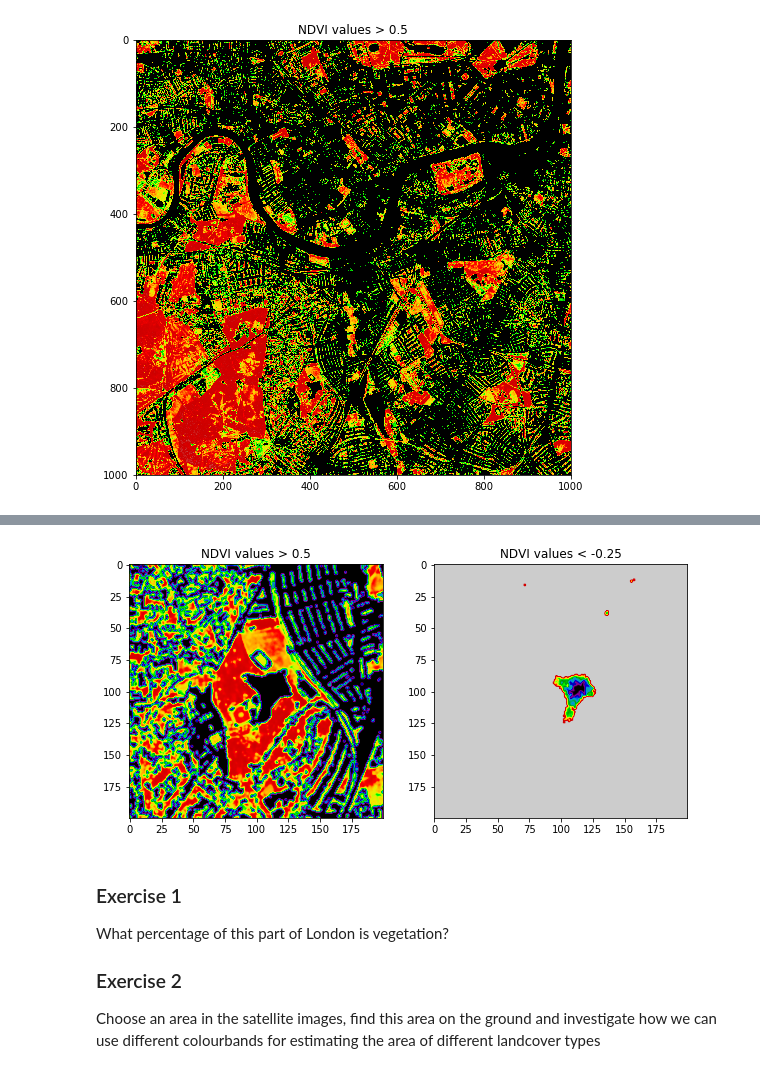
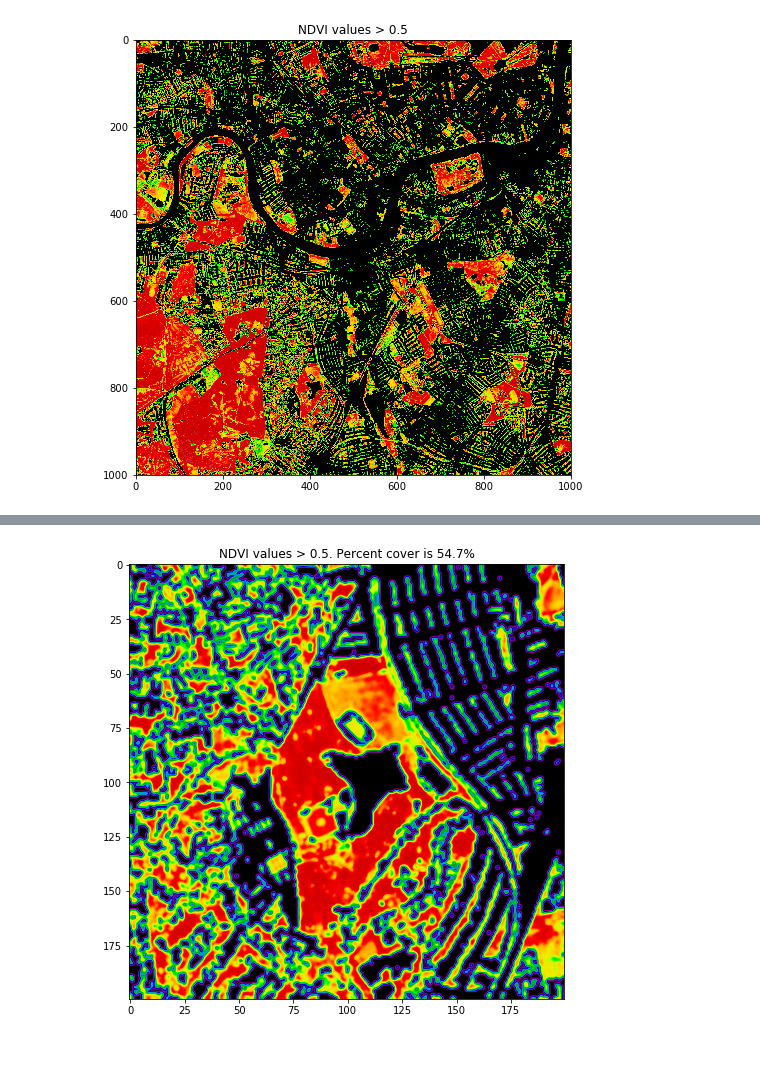
Before and after one commit to joe-fennell/data-analysis-part-1, a Jupyter notebook: Earth_Observation_Tutorial.ipynb, the cells around one changed output, grey strips where cells are left out. Cells and saved outputs as stored; diff of their text form; code cells hidden in the pictures.

```diff
--- a/Sentinel2_Example.ipynb
+++ b/Earth_Observation_Tutorial.ipynb
@@ -120,39 +160,23 @@ park_ndvi = calculate_NDVI(park)
 # %%
+# define our small area
+park = im1[700:900,300:500]
+
+# make an ndvi image for that area
+park_ndvi = calculate_NDVI(park)
+
+# decide what our threshold is
 threshold = .5
 
 # threshold the ndvi image array
 mask = park_ndvi > threshold
 
 # calculate the area above threshold in km2
-area = (mask.sum()*10)/1e6
+area = (mask.sum()/(park.shape[0]*park.shape[1]))*100
 
 # plot
-f = plt.figure(figsize=(10,5))
-f.add_subplot(121)
+f = plt.figure(figsize=(8,8))
 plt.imshow(mask*park_ndvi,'nipy_spectral',interpolation='bicubic')
-plt.title('NDVI values > {}'.format(threshold))
-
-
-threshold = -.25
-
-# threshold the ndvi image array
-mask = park_ndvi < threshold
-
-# calculate the area above threshold in km2
-area = (mask.sum()*10)/1e6
-
-# plot
-f.add_subplot(122)
-plt.imshow(mask*park_ndvi,'nipy_spectral',interpolation='bicubic')
-plt.title('NDVI values < {}'.format(threshold))
+plt.title('NDVI values > {}. Percent cover is {:.1f}%'.format(threshold,area))
 plt.show()
 # %% [output]
-[figure, old version]
+[figure, new version]
-# %% [markdown]
-### Exercise 1
-
-What percentage of this part of London is vegetation?
-
-### Exercise 2
-
-Choose an area in the satellite images, find this area on the ground and investigate how we can use different colourbands for estimating the area of different landcover types
```
Also changed, not shown: parts of 16 cells of this notebook, 7 other files.
